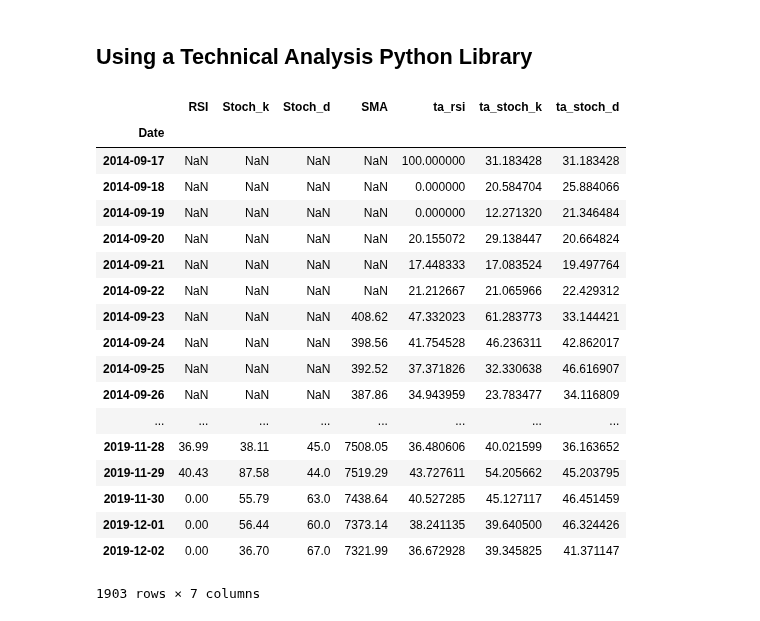
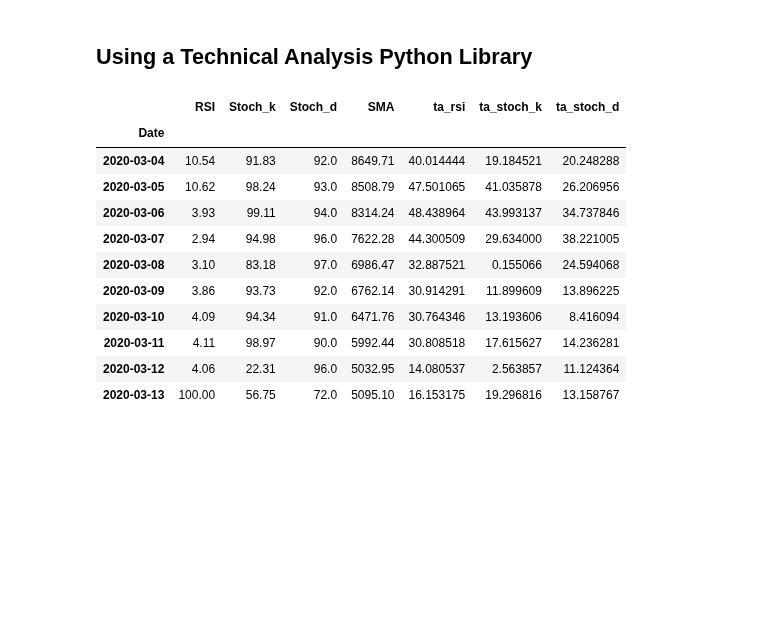
Before and after one commit to marcosan93/Price-Forecaster, a Jupyter notebook: BTC-Technical-Indicators.ipynb, the cells around one changed output. Saved outputs shown, nothing was run; the diff lists cells and outputs as text; code cells hidden in the pictures; blank space fills up the shorter version.

```diff
--- a/BTC-Technical-Indicators.ipynb
+++ b/BTC-Technical-Indicators.ipynb
@@ -130,8 +130,7 @@ def RSI(df, periods=14):
 
             # Calculating the Relative Strength Index
             avg_gain = (sum([x for x in df[i:periods+i] if x >= 0]) / periods)
-            avg_loss = (sum([abs(x) for x in df[i:periods+i] if x < 0]) / periods)
-
+            avg_loss = (sum([abs(x) for x in df[i:periods+i] if x <= 0], .00001) / periods)
 
             rs = avg_gain / avg_loss
 
@@ -206,24 +198,17 @@ df['ta_rsi'] = ta.momentum.rsi(df.Close)
 df['ta_stoch_k'] = ta.momentum.stoch(df.High, df.Low, df.Close)
 df['ta_stoch_d'] = ta.momentum.stoch_signal(df.High, df.Low, df.Close)
 # %%
-df.drop(df.columns[:6], axis=1)
+df.drop(df.columns[:6], axis=1).tail(10)
 # %% [output]
 |  | RSI | Stoch_k | Stoch_d | SMA | ta_rsi | ta_stoch_k | ta_stoch_d |
 | Date |  |  |  |  |  |  |  |
-| 2014-09-17 | NaN | NaN | NaN | NaN | 100.000000 | 31.183428 | 31.183428 |
-| 2014-09-18 | NaN | NaN | NaN | NaN | 0.000000 | 20.584704 | 25.884066 |
-| 2014-09-19 | NaN | NaN | NaN | NaN | 0.000000 | 12.271320 | 21.346484 |
-| 2014-09-20 | NaN | NaN | NaN | NaN | 20.155072 | 29.138447 | 20.664824 |
-| 2014-09-21 | NaN | NaN | NaN | NaN | 17.448333 | 17.083524 | 19.497764 |
-| 2014-09-22 | NaN | NaN | NaN | NaN | 21.212667 | 21.065966 | 22.429312 |
-| 2014-09-23 | NaN | NaN | NaN | 408.62 | 47.332023 | 61.283773 | 33.144421 |
-| 2014-09-24 | NaN | NaN | NaN | 398.56 | 41.754528 | 46.236311 | 42.862017 |
-| 2014-09-25 | NaN | NaN | NaN | 392.52 | 37.371826 | 32.330638 | 46.616907 |
-| 2014-09-26 | NaN | NaN | NaN | 387.86 | 34.943959 | 23.783477 | 34.116809 |
-| ... | ... | ... | ... | ... | ... | ... | ... |
-| 2019-11-28 | 36.99 | 38.11 | 45.0 | 7508.05 | 36.480606 | 40.021599 | 36.163652 |
-| 2019-11-29 | 40.43 | 87.58 | 44.0 | 7519.29 | 43.727611 | 54.205662 | 45.203795 |
-| 2019-11-30 | 0.00 | 55.79 | 63.0 | 7438.64 | 40.527285 | 45.127117 | 46.451459 |
-| 2019-12-01 | 0.00 | 56.44 | 60.0 | 7373.14 | 38.241135 | 39.640500 | 46.324426 |
-| 2019-12-02 | 0.00 | 36.70 | 67.0 | 7321.99 | 36.672928 | 39.345825 | 41.371147 |
+| 2020-03-04 | 10.54 | 91.83 | 92.0 | 8649.71 | 40.014444 | 19.184521 | 20.248288 |
+| 2020-03-05 | 10.62 | 98.24 | 93.0 | 8508.79 | 47.501065 | 41.035878 | 26.206956 |
+| 2020-03-06 | 3.93 | 99.11 | 94.0 | 8314.24 | 48.438964 | 43.993137 | 34.737846 |
+| 2020-03-07 | 2.94 | 94.98 | 96.0 | 7622.28 | 44.300509 | 29.634000 | 38.221005 |
+| 2020-03-08 | 3.10 | 83.18 | 97.0 | 6986.47 | 32.887521 | 0.155066 | 24.594068 |
+| 2020-03-09 | 3.86 | 93.73 | 92.0 | 6762.14 | 30.914291 | 11.899609 | 13.896225 |
+| 2020-03-10 | 4.09 | 94.34 | 91.0 | 6471.76 | 30.764346 | 13.193606 | 8.416094 |
+| 2020-03-11 | 4.11 | 98.97 | 90.0 | 5992.44 | 30.808518 | 17.615627 | 14.236281 |
+| 2020-03-12 | 4.06 | 22.31 | 96.0 | 5032.95 | 14.080537 | 2.563857 | 11.124364 |
+| 2020-03-13 | 100.00 | 56.75 | 72.0 | 5095.10 | 16.153175 | 19.296816 | 13.158767 |
-1903 rows × 7 columns
```
Also changed, not shown: parts of 6 cells of this notebook.
